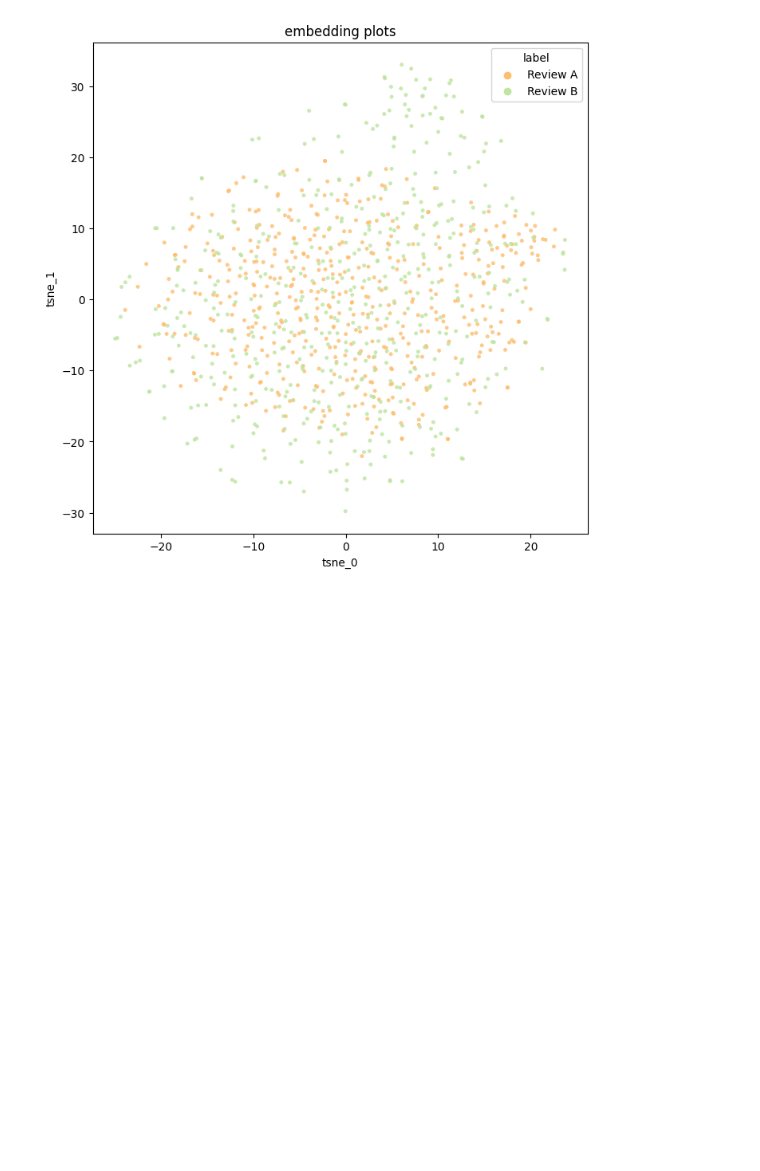
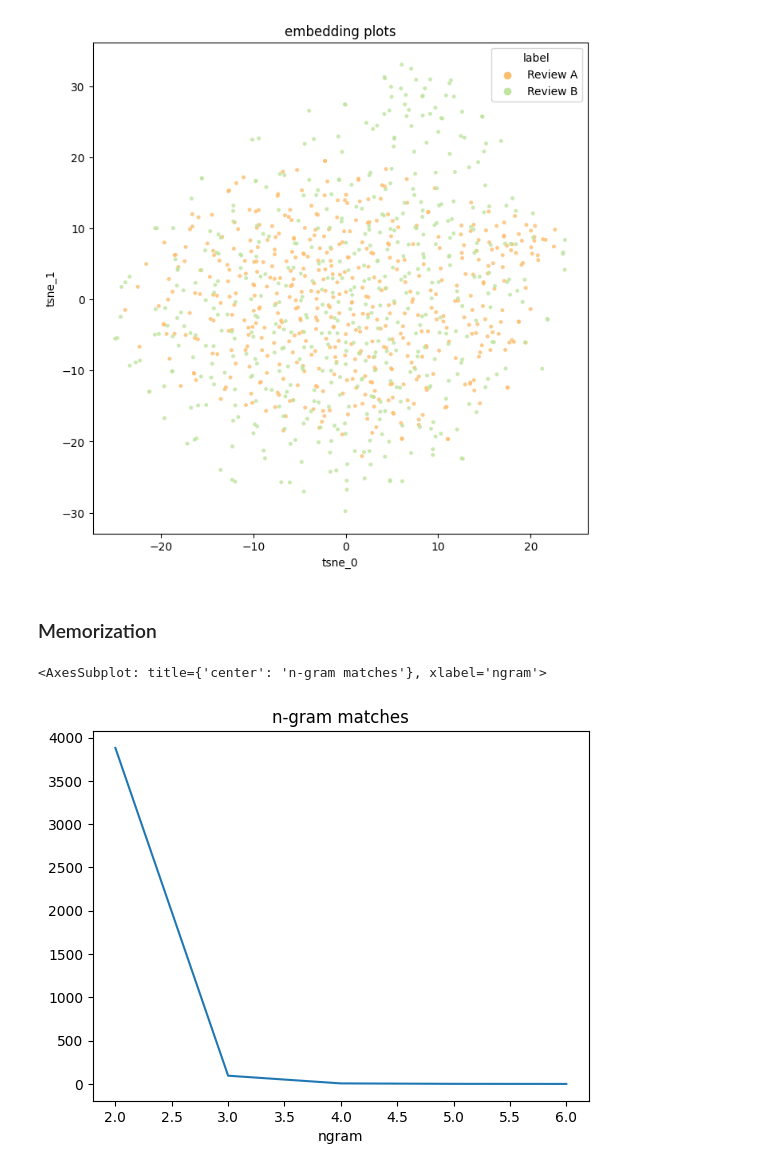
Before and after one commit to tcharroh/album-alchemy, a Jupyter notebook: review.ipynb, the cells around one changed output. Cells and saved outputs as stored; diff of their text form; code cells hidden in the pictures; blank space fills up the shorter version.

Commit message:
adding memorization

```diff
--- a/review.ipynb
+++ b/review.ipynb
@@ -194,3 +195,49 @@ ax = sns.scatterplot(
 plt.show()
 # %% [output]
 [figure]
+# %% [markdown]
+### Memorization
+# %%
+def tokenizer(s):
+    # Simple tokenization by whitespace.
+    return s.split()
+# %%
+## initiate an empty list
+memorization = []
+
+for n in np.arange(2,7): ## want to calculate the memorization for ngrams between 2 to 7
+    n = int(n)
+    for i in np.arange(len(df_sampled)):
+
+        ## making an assumption that all the real pitchfork reviews have been used to train GPT
+        ## test set is the GPT generated fake review
+        ## train set is the real pitchfork review
+        test = df_sampled.loc[(i, 'fake_review')]
+        train = df_sampled.loc[(i,'review')]
+
+        ## setting up test set for overlapy
+        testset = OverlapyTestSet(
+            "test", min_n=n, max_n=n, examples=[tokenizer(test1)]
+            )
+
+        ## initiating overlapy n-gram match
+        overlapy = Overlapy(
+            testsets=[testset],
+            dataset=[tokenizer(train.rstrip())],
+            n_workers=2,
+            )
+
+        # Let's run and get the matches
+        matches = overlapy.run()
+
+        ## append the matched count to the memorization series
+        memorization.append((n, len(matches), i))
+# %%
+## prep dataframe for plotting
+memorization_df = pd.DataFrame(memorization, columns=['ngram', 'matches', 'review'])
+# %%
+## plot # of matches per n-gram
+memorization_df.groupby('ngram')['matches'].sum().plot(title='n-gram matches')
+# %% [output]
+<AxesSubplot: title={'center': 'n-gram matches'}, xlabel='ngram'>
+[figure, added]
```
Also changed, not shown: parts of 1 cell of this notebook.
